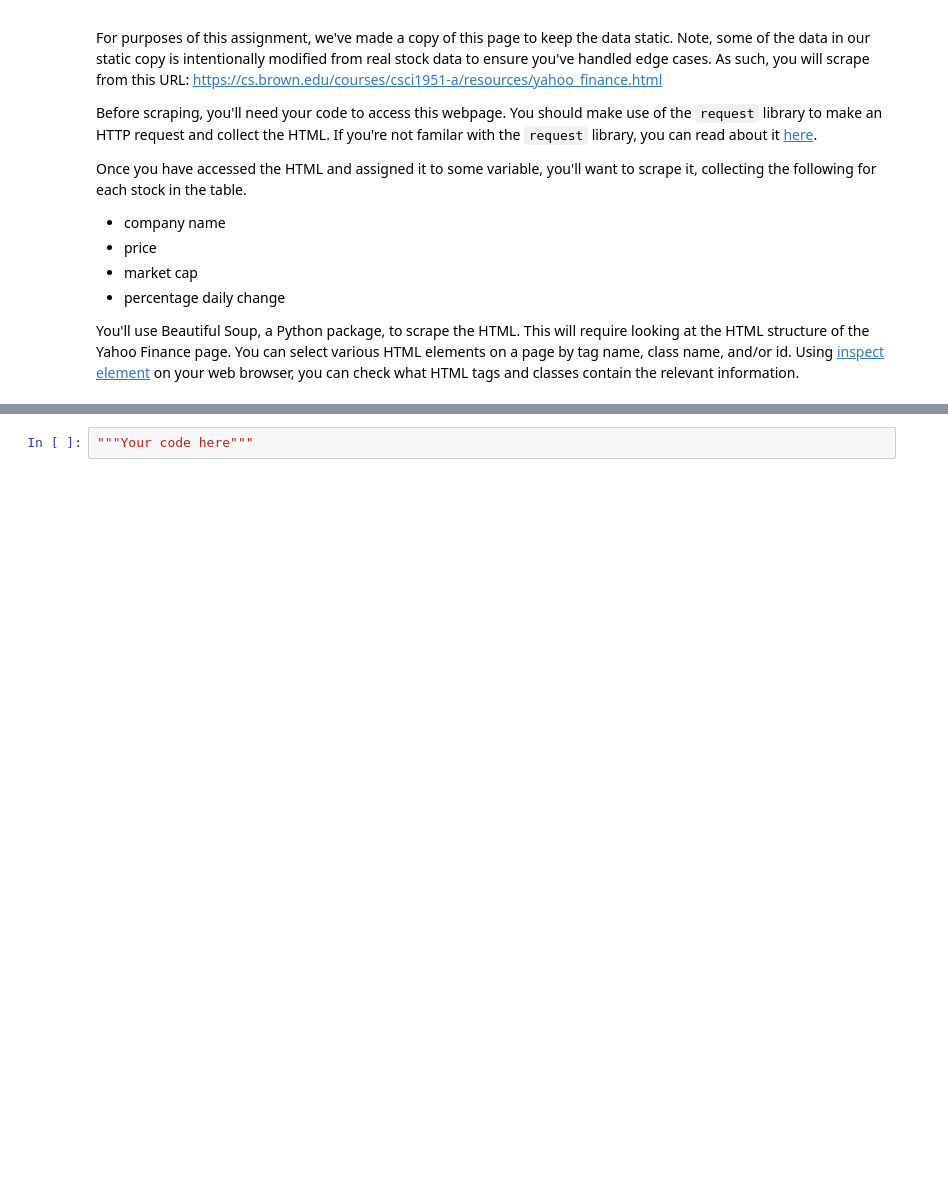
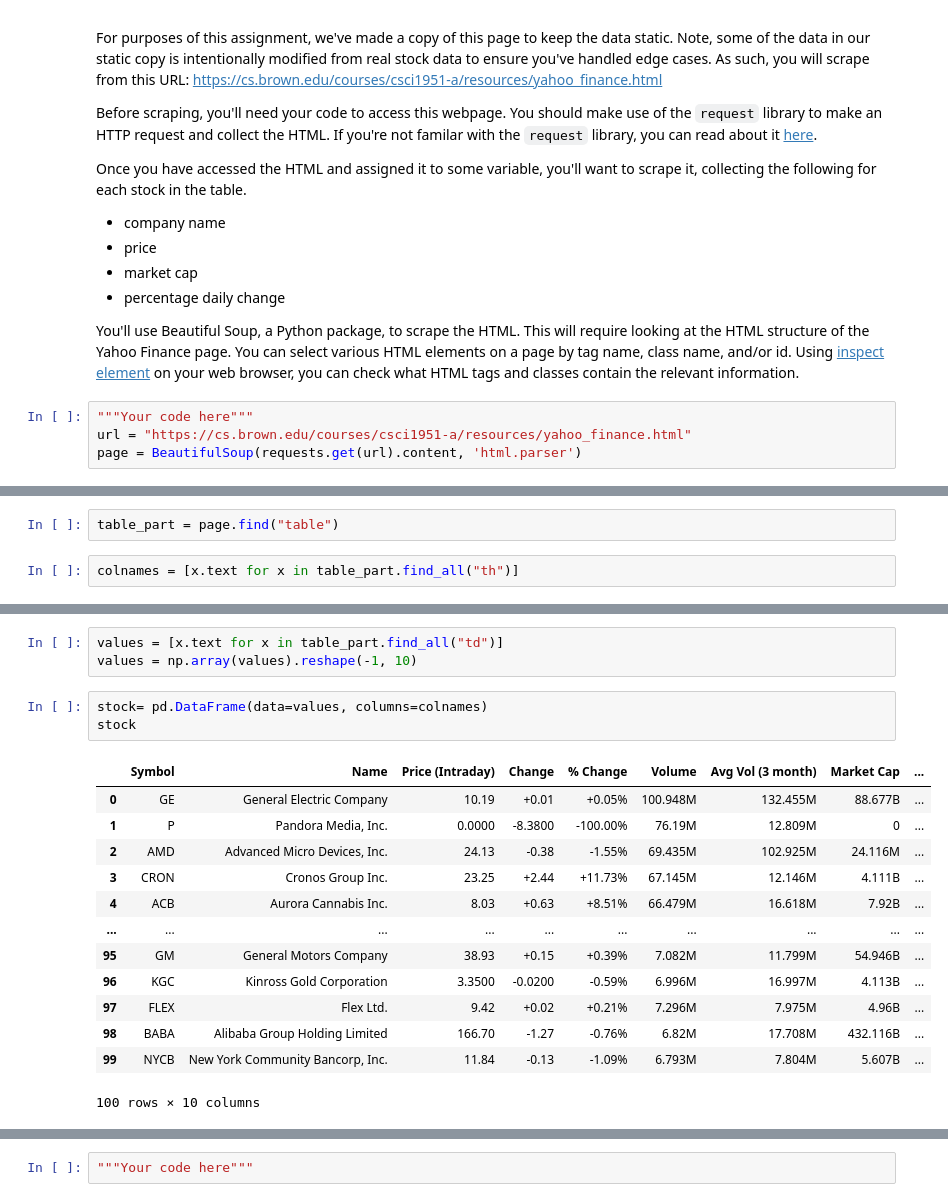
Before and after one commit to mlqmlq/STAT628, a Jupyter notebook: _site/assets/notebooks/webcrawling.ipynb, the cells around one changed output, grey strips where cells are left out. Cells and saved outputs as stored; diff of their text form; blank space fills up the shorter version.

```diff
--- a/_site/assets/notebooks/webcrawling.ipynb
+++ b/_site/assets/notebooks/webcrawling.ipynb
@@ -254,3 +272,7 @@ Once you have accessed the HTML and assigned it to some variable, you'll want to
 * percentage daily change
 
 You'll use Beautiful Soup, a Python package, to scrape the HTML. This will require looking at the HTML structure of the Yahoo Finance page. You can select various HTML elements on a page by tag name, class name, and/or id. Using [inspect element](https://zapier.com/blog/inspect-element-tutorial/) on your web browser, you can check what HTML tags and classes contain the relevant information.
+# %%
+"""Your code here"""
+url = "https://cs.brown.edu/courses/csci1951-a/resources/yahoo_finance.html"
+page = BeautifulSoup(requests.get(url).content, 'html.parser')
@@ -256,0 +283,4 @@ You'll use Beautiful Soup, a Python package, to scrape the HTML. This will requi
+# %%
+table_part = page.find("table")
+# %%
+colnames = [x.text for x in table_part.find_all("th")]
@@ -256,0 +300,20 @@ You'll use Beautiful Soup, a Python package, to scrape the HTML. This will requi
+# %%
+values = [x.text for x in table_part.find_all("td")]
+values = np.array(values).reshape(-1, 10)
+# %%
+stock= pd.DataFrame(data=values, columns=colnames)
+stock
+# %% [output]
+|  | Symbol | Name | Price (Intraday) | Change | % Change | Volume | Avg Vol (3 month) | Market Cap | ... |
+| 0 | GE | General Electric Company | 10.19 | +0.01 | +0.05% | 100.948M | 132.455M | 88.677B | ... |
+| 1 | P | Pandora Media, Inc. | 0.0000 | -8.3800 | -100.00% | 76.19M | 12.809M | 0 | ... |
+| 2 | AMD | Advanced Micro Devices, Inc. | 24.13 | -0.38 | -1.55% | 69.435M | 102.925M | 24.116M | ... |
+| 3 | CRON | Cronos Group Inc. | 23.25 | +2.44 | +11.73% | 67.145M | 12.146M | 4.111B | ... |
+| 4 | ACB | Aurora Cannabis Inc. | 8.03 | +0.63 | +8.51% | 66.479M | 16.618M | 7.92B | ... |
+| ... | ... | ... | ... | ... | ... | ... | ... | ... | ... |
+| 95 | GM | General Motors Company | 38.93 | +0.15 | +0.39% | 7.082M | 11.799M | 54.946B | ... |
+| 96 | KGC | Kinross Gold Corporation | 3.3500 | -0.0200 | -0.59% | 6.996M | 16.997M | 4.113B | ... |
+| 97 | FLEX | Flex Ltd. | 9.42 | +0.02 | +0.21% | 7.296M | 7.975M | 4.96B | ... |
+| 98 | BABA | Alibaba Group Holding Limited | 166.70 | -1.27 | -0.76% | 6.82M | 17.708M | 432.116B | ... |
+| 99 | NYCB | New York Community Bancorp, Inc. | 11.84 | -0.13 | -1.09% | 6.793M | 7.804M | 5.607B | ... |
+100 rows × 10 columns
```
Also changed, not shown: parts of 36 cells of this notebook, 6 other files.
